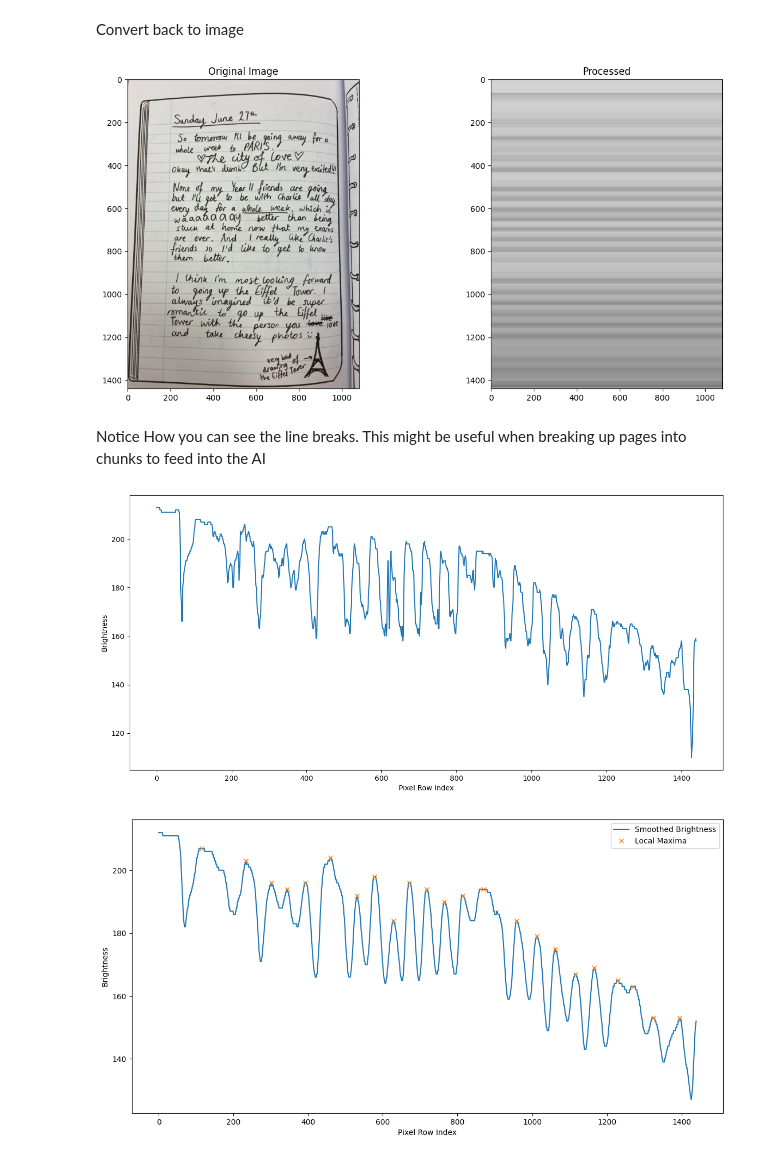
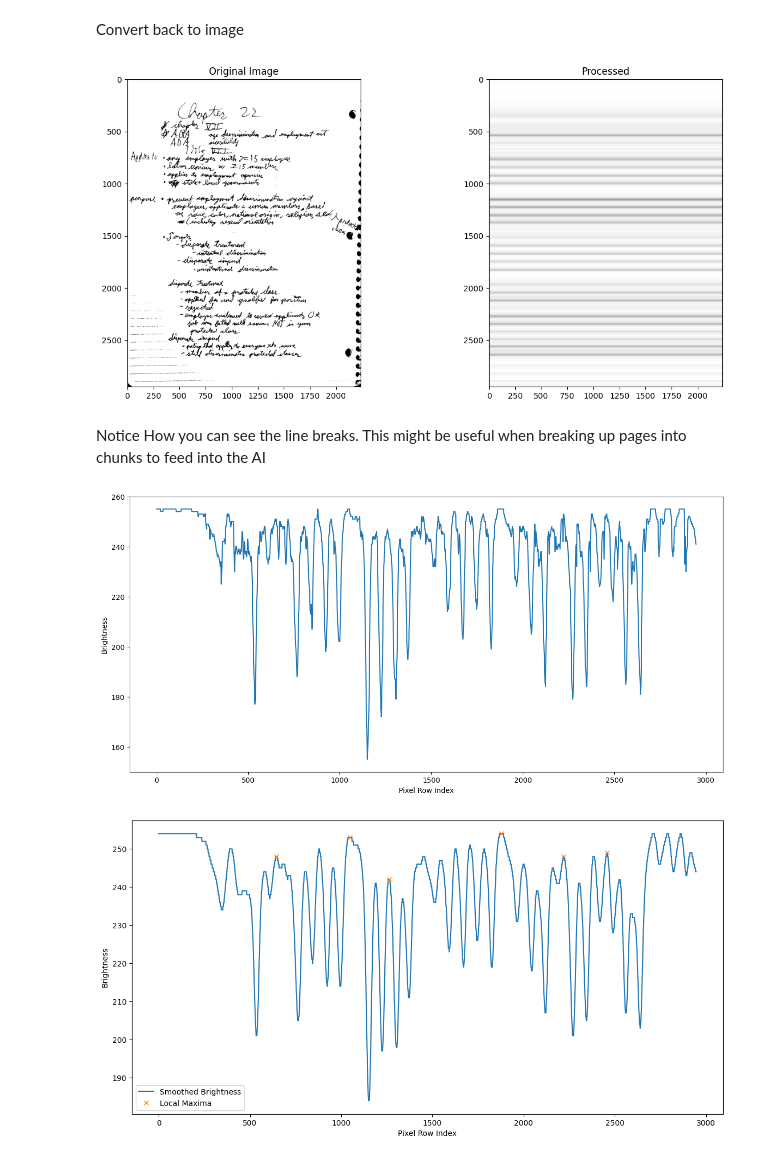
Before and after one commit to Dlybeck/WritingScan, a Jupyter notebook: Expiriment.ipynb, the cells around one changed output. Cells and saved outputs as stored; diff of their text form; code cells hidden in the pictures.

Commit message:
Updated gpt version and added more image preprocessing

```diff
--- a/Expiriment.ipynb
+++ b/Expiriment.ipynb
@@ -20,3 +22,37 @@ original_img_arr = np.array(image, dtype=np.uint8)
+# %%
+# Read image
+IMAGE_PATH = "./davidNotes.jpg"
+
+image = Image.open(IMAGE_PATH).convert('RGB')
+
+# Convert PIL Image to OpenCV format (numpy array)
+img = cv2.cvtColor(np.array(image), cv2.COLOR_RGB2BGR)
+
+# Convert to grayscale
+gray = cv2.cvtColor(img, cv2.COLOR_BGR2GRAY)
+
+# Apply Gaussian blur to reduce noise before thresholding
+blurred = cv2.GaussianBlur(gray, (5, 5), 0)
+
+# Instead of adaptive threshold, use regular threshold with OTSU
+_, thresh = cv2.threshold(blurred, 0, 255, cv2.THRESH_BINARY + cv2.THRESH_OTSU)
+
+# Apply slight median blur to remove remaining speckles
+denoised = cv2.medianBlur(thresh, 3)
+
+# Optional: If still too spotty, uncomment this line to apply additional smoothing
+# denoised = cv2.GaussianBlur(denoised, (3, 3), 0)
+
+# Convert back to 3-channel (but still grayscale)
+denoised_3channel = cv2.cvtColor(denoised, cv2.COLOR_GRAY2BGR)
+denoised_rgb = cv2.cvtColor(denoised_3channel, cv2.COLOR_BGR2RGB)
+
+# Convert to PIL Image and then to numpy array
+processed_pil = Image.fromarray(denoised_rgb)
+img_arr = np.array(processed_pil, dtype=np.uint32)
+original_img_arr = np.array(processed_pil, dtype=np.uint8)
+
+# processed_pil.show()
 # %% [markdown]
 Make each row the avg color in black and white
 # %%
@@ -45,25 +81,25 @@ Convert back to image
 # %%
 # Convert the processed array back to uint8 for pillow compatibility
 formatted_img_arr = np.clip(img_arr, 0, 255).astype(np.uint8)
 
 result_img = Image.fromarray(formatted_img_arr)
 
 plt.figure(figsize=(15, 7))  # Adjust figure size as needed
 
 #Show Images
 plt.subplot(1, 2, 1)  # (rows, columns, index)
-plt.imshow(np.array(image))
+plt.imshow(np.array(processed_pil))
 #plt.axis('off')
 plt.title("Original Image")
 
 plt.subplot(1, 2, 2)  # (rows, columns, index)
 plt.imshow(np.array(result_img))
 #plt.axis('off')
 plt.title("Processed")
 
 plt.show()
 # %% [output]
-[figure, old version]
+[figure, new version]
 # %% [markdown]
 Notice How you can see the line breaks. This might be useful when breaking up pages into chunks to feed into the AI
 # %%
@@ -78,16 +114,22 @@ plt.xlabel("Pixel Row Index")
 plt.ylabel("Brightness")
 plt.show()
 # %% [output]
-[figure, old version]
+[figure, new version]
 # %%
+# Original data processing
 brightness_np = np.array(brightness)
+smoothed_data = gaussian_filter1d(brightness_np, sigma=10)
 
-smoothed_data = gaussian_filter1d(brightness_np, sigma=5)
+# More selective peak detection
+peaks, _ = find_peaks(smoothed_data,
+    distance=80,          # Minimum distance between peaks
+    height=None,         # Minimum height for peak to be considered
+    prominence=40,       # Minimum prominence (height relative to neighboring valleys)
+    width=None,         # Minimum width of peaks
+    threshold=None,      # Minimum height difference with neighboring points
+)
 
-# Find peaks (local maxima)
-peaks, _ = find_peaks(smoothed_data, distance=40)  # Adjust distance based on your data
-
-# Plot the smoothed data and the detected peaks
+# Plot the results
 plt.figure(figsize=(14, 7))
 plt.plot(smoothed_data, label="Smoothed Brightness")
 plt.plot(peaks, smoothed_data[peaks], "x", label="Local Maxima")
@@ -96,7 +138,7 @@ plt.ylabel("Brightness")
 plt.legend()
 plt.show()
 # %% [output]
-[figure, old version]
+[figure, new version]
 # %%
 lined_img_arr = original_img_arr.copy()
 
```
Also changed, not shown: parts of 5 cells of this notebook, 27 other files.
